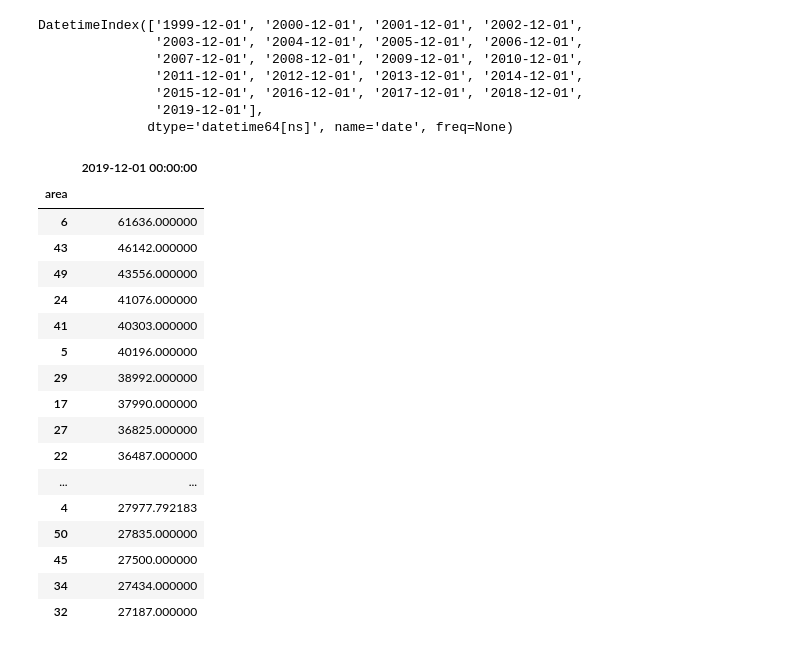
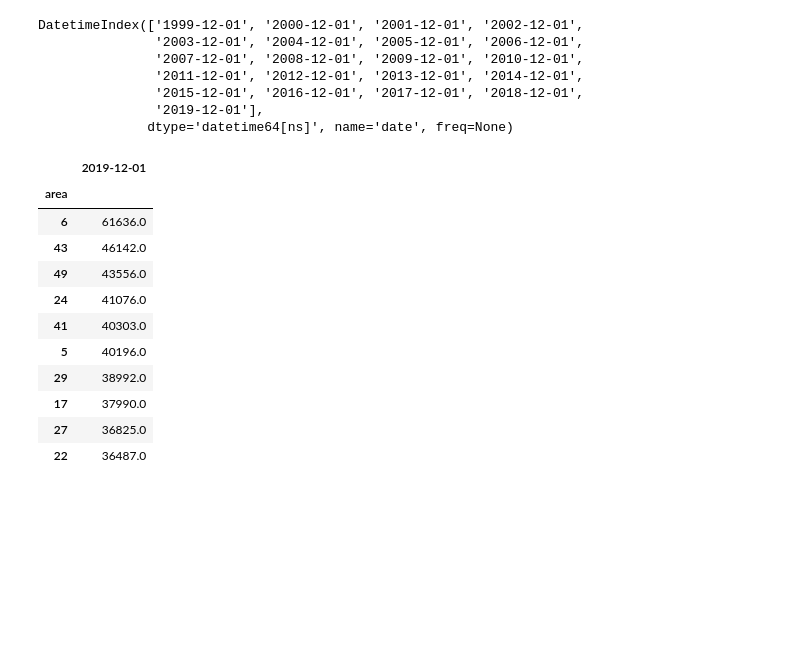
Before and after one commit to irwinmier96/Side_Projects, a Jupyter notebook: London House Prices/comparing_area_year_stats.ipynb, the cells around one changed output. Cells and saved outputs as stored; diff of their text form; code cells hidden in the pictures; blank space fills up the shorter version.

```diff
--- a/London House Prices/comparing_area_year_stats.ipynb
+++ b/London House Prices/comparing_area_year_stats.ipynb
@@ -193,27 +193,21 @@ DatetimeIndex(['1999-12-01', '2000-12-01', '2001-12-01', '2002-12-01',
                '2019-12-01'],
               dtype='datetime64[ns]', name='date', freq=None)
 # %%
-london_yearly_salary_base = london_yearly_salary["2019-12-01 00:00:00"].values
-london_yearly_salary_base = pd.DataFrame(london_yearly_salary_base, columns = ["2019-12-01 00:00:00"])
+london_yearly_salary_base = london_yearly_salary["2019-12-01"].values
+london_yearly_salary_base = pd.DataFrame(london_yearly_salary_base, columns = ["2019-12-01"])
 london_yearly_salary_base.index.names = ['area']
-london_yearly_salary_top_10 = london_yearly_salary_base.sort_values(["2019-12-01 00:00:00"], ascending=False)
-london_yearly_salary_top_10
+london_yearly_salary_2019 = london_yearly_salary_base.sort_values(["2019-12-01"], ascending=False)
+london_yearly_salary_2019.head(10)
 # %% [output]
-|  | 2019-12-01 00:00:00 |
+|  | 2019-12-01 |
 | area |  |
-| 6 | 61636.000000 |
-| 43 | 46142.000000 |
-| 49 | 43556.000000 |
-| 24 | 41076.000000 |
-| 41 | 40303.000000 |
-| 5 | 40196.000000 |
-| 29 | 38992.000000 |
-| 17 | 37990.000000 |
-| 27 | 36825.000000 |
-| 22 | 36487.000000 |
-| ... | ... |
-| 4 | 27977.792183 |
-| 50 | 27835.000000 |
-| 45 | 27500.000000 |
-| 34 | 27434.000000 |
-| 32 | 27187.000000 |
+| 6 | 61636.0 |
+| 43 | 46142.0 |
+| 49 | 43556.0 |
+| 24 | 41076.0 |
+| 41 | 40303.0 |
+| 5 | 40196.0 |
+| 29 | 38992.0 |
+| 17 | 37990.0 |
+| 27 | 36825.0 |
+| 22 | 36487.0 |
```
Also changed, not shown: parts of 7 cells of this notebook.
